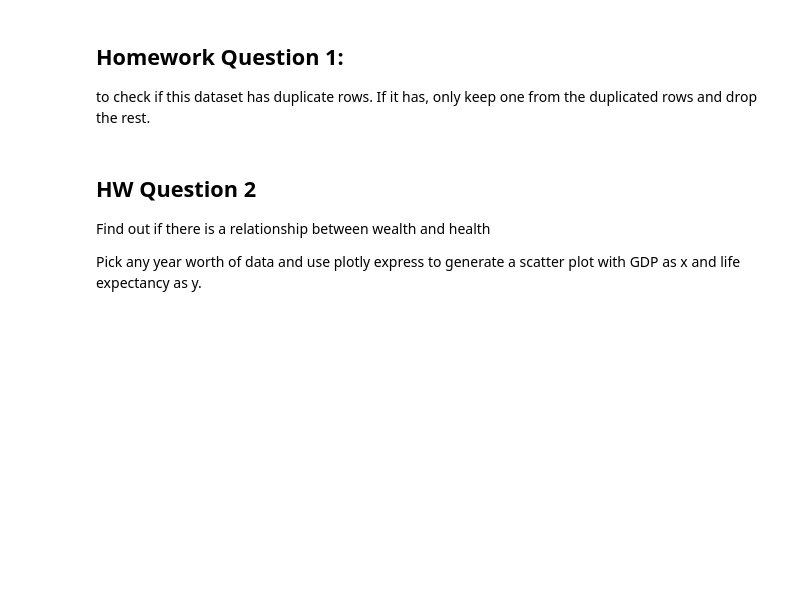
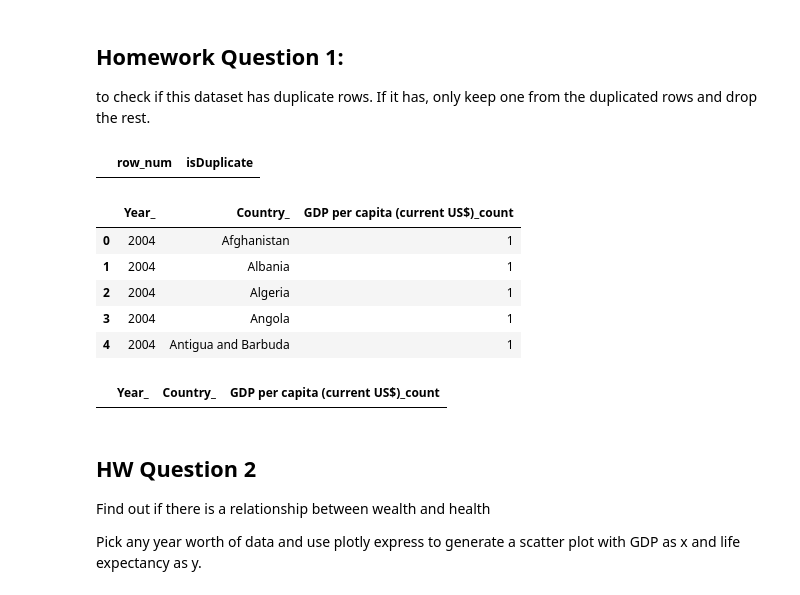
Before and after one commit to Aravind6908/UMBC-DATA609-FALL24-WANG, a Jupyter notebook: Assignments/Assignment_04.ipynb, the cells around one changed output. Drawn from its saved outputs; the diff is of its cells as text; code cells hidden in the pictures; blank space fills up the shorter version.

```diff
--- a/Assignments/Assignment_04.ipynb
+++ b/Assignments/Assignment_04.ipynb
@@ -87,6 +87,31 @@ df3.shape
 ## Homework Question 1:
 
 to check if this dataset has duplicate rows. If it has, only keep one from the duplicated rows and drop the rest.
+# %%
+# Getting duplicate rows if any
+duplicate_rows = df3.duplicated()
+duplicate_rows = duplicate_rows.reset_index().rename(columns={"index": "row_num", 0: "isDuplicate"})
+# check for duplicate_rows
+duplicate_rows[duplicate_rows['isDuplicate']==True]
+# %% [output]
+|  | row_num | isDuplicate |
+# %%
+# Aggregating rows by year and country in the any row(GDP per capita (current US$)
+duplicate_check = df3.groupby(['Year', 'Country']).agg({'GDP per capita (current US$)': ['count']}).reset_index()
+duplicate_check.columns = ['_'.join(col) for col in duplicate_check.columns]
+duplicate_check.head()
+# %% [output]
+|  | Year_ | Country_ | GDP per capita (current US$)_count |
+| 0 | 2004 | Afghanistan | 1 |
+| 1 | 2004 | Albania | 1 |
+| 2 | 2004 | Algeria | 1 |
+| 3 | 2004 | Angola | 1 |
+| 4 | 2004 | Antigua and Barbuda | 1 |
+# %%
+# Checking duplicate rows
+duplicate_check[duplicate_check['GDP per capita (current US$)_count']>1]
+# %% [output]
+|  | Year_ | Country_ | GDP per capita (current US$)_count |
 # %% [markdown]
 ## HW Question 2
 
```
Also changed, not shown: parts of 13 cells of this notebook.
